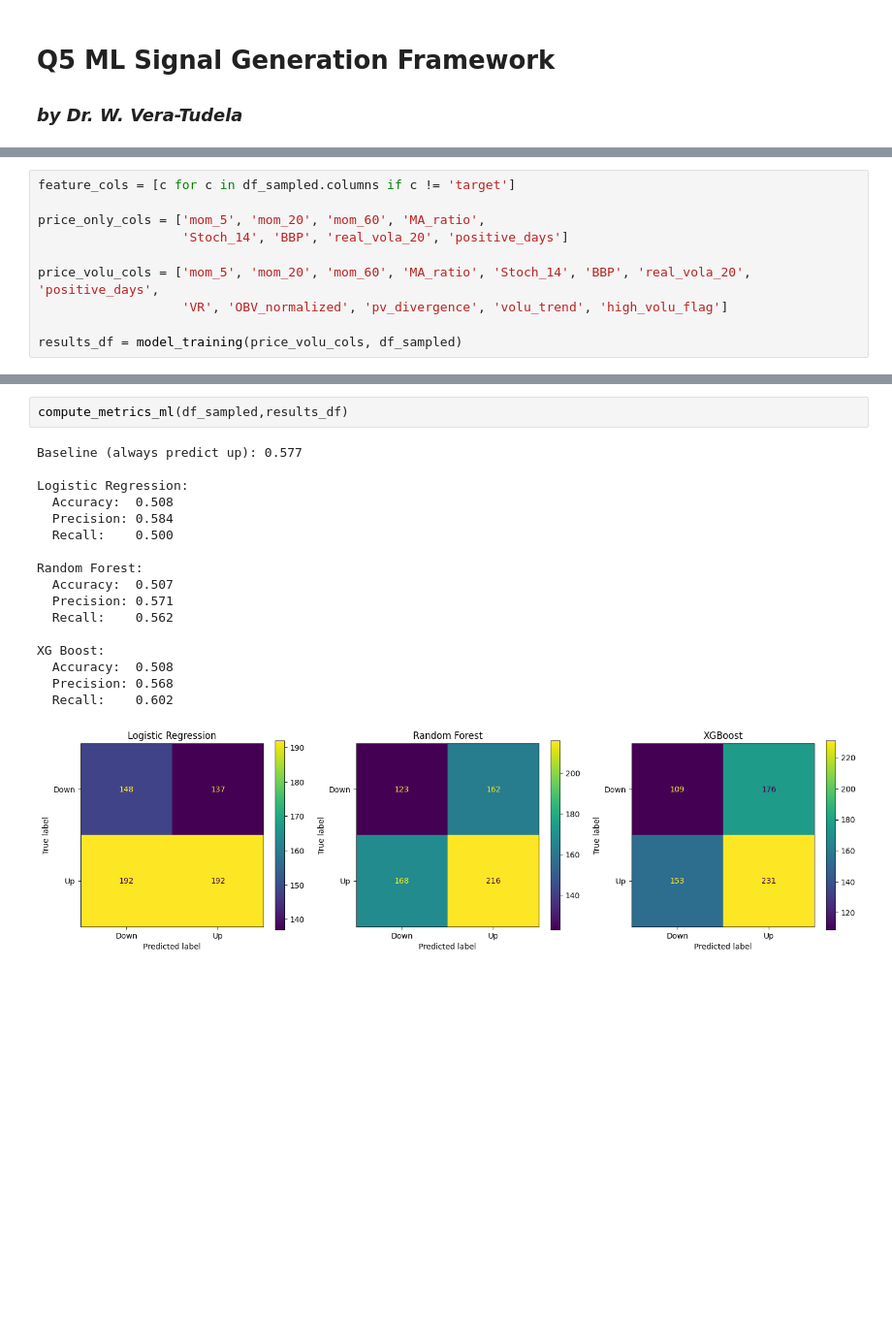
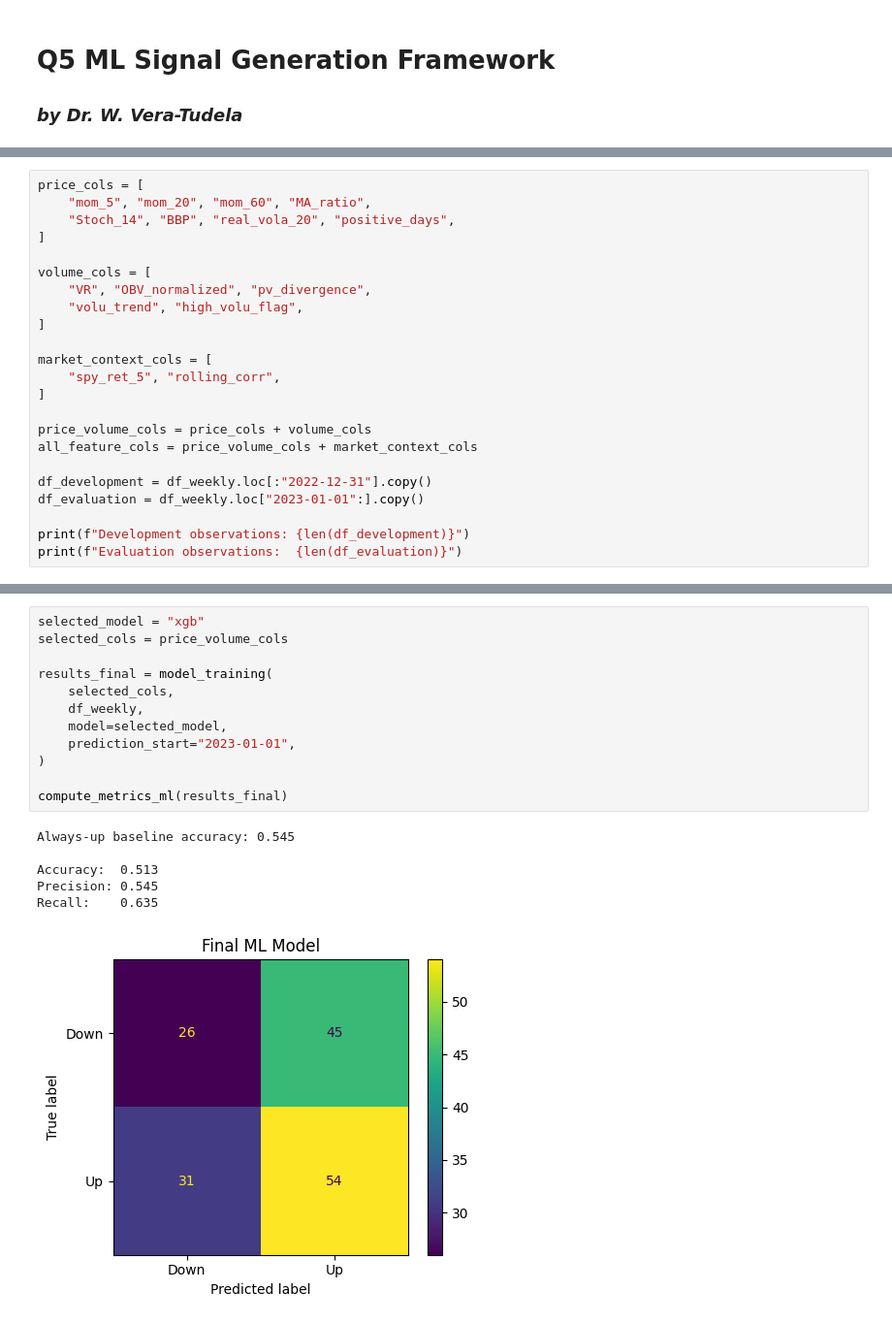
Before and after one commit to wveratudela/quant-research, a Jupyter notebook: Q5_ml_signal_generation/Q5_notebook.ipynb, the cells around one changed output, grey strips where cells are left out. Shown at 97% size. Cells and saved outputs as stored; diff of their text form; blank space fills up the shorter version.

```diff
--- a/Q5_ml_signal_generation/Q5_notebook.ipynb
+++ b/Q5_ml_signal_generation/Q5_notebook.ipynb
@@ -170,10 +241,23 @@ This is done by the function `model_training`.
 # %%
-feature_cols = [c for c in df_sampled.columns if c != 'target']
+price_cols = [
+    "mom_5", "mom_20", "mom_60", "MA_ratio",
+    "Stoch_14", "BBP", "real_vola_20", "positive_days",
+]
 
-price_only_cols = ['mom_5', 'mom_20', 'mom_60', 'MA_ratio',
-                   'Stoch_14', 'BBP', 'real_vola_20', 'positive_days']
+volume_cols = [
+    "VR", "OBV_normalized", "pv_divergence",
+    "volu_trend", "high_volu_flag",
+]
 
-price_volu_cols = ['mom_5', 'mom_20', 'mom_60', 'MA_ratio', 'Stoch_14', 'BBP', 'real_vola_20', 'positive_days',
-                   'VR', 'OBV_normalized', 'pv_divergence', 'volu_trend', 'high_volu_flag']
+market_context_cols = [
+    "spy_ret_5", "rolling_corr",
+]
 
-results_df = model_training(price_volu_cols, df_sampled)
+price_volume_cols = price_cols + volume_cols
+all_feature_cols = price_volume_cols + market_context_cols
+
+df_development = df_weekly.loc[:"2022-12-31"].copy()
+df_evaluation = df_weekly.loc["2023-01-01":].copy()
+
+print(f"Development observations: {len(df_development)}")
+print(f"Evaluation observations:  {len(df_evaluation)}")
@@ -192,20 +410,19 @@ This is done by the function `compute_metrics`.
-# %%
-compute_metrics_ml(df_sampled,results_df)
-# %% [output]
-Baseline (always predict up): 0.577
-
-Logistic Regression:
-  Accuracy:  0.508
-  Precision: 0.584
-  Recall:    0.500
-
-Random Forest:
-  Accuracy:  0.507
-  Precision: 0.571
-  Recall:    0.562
-
-XG Boost:
-  Accuracy:  0.508
-  Precision: 0.568
-  Recall:    0.602
-[figure, removed]
+# %%
+selected_model = "xgb"
+selected_cols = price_volume_cols
+
+results_final = model_training(
+    selected_cols,
+    df_weekly,
+    model=selected_model,
+    prediction_start="2023-01-01",
+)
+
+compute_metrics_ml(results_final)
+# %% [output]
+Always-up baseline accuracy: 0.545
+
+Accuracy:  0.513
+Precision: 0.545
+Recall:    0.635
+[figure, added]
```
Also changed, not shown: parts of 29 cells of this notebook, 23 other files.
